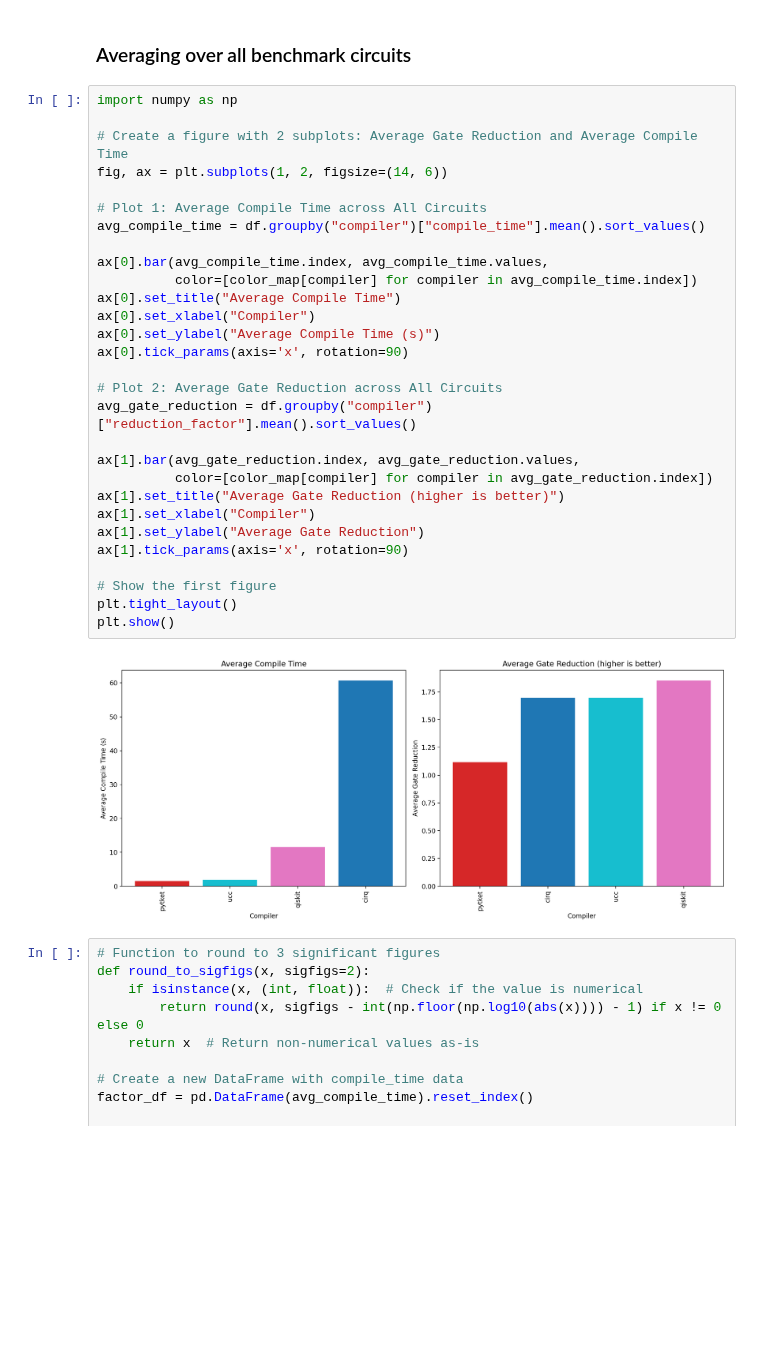
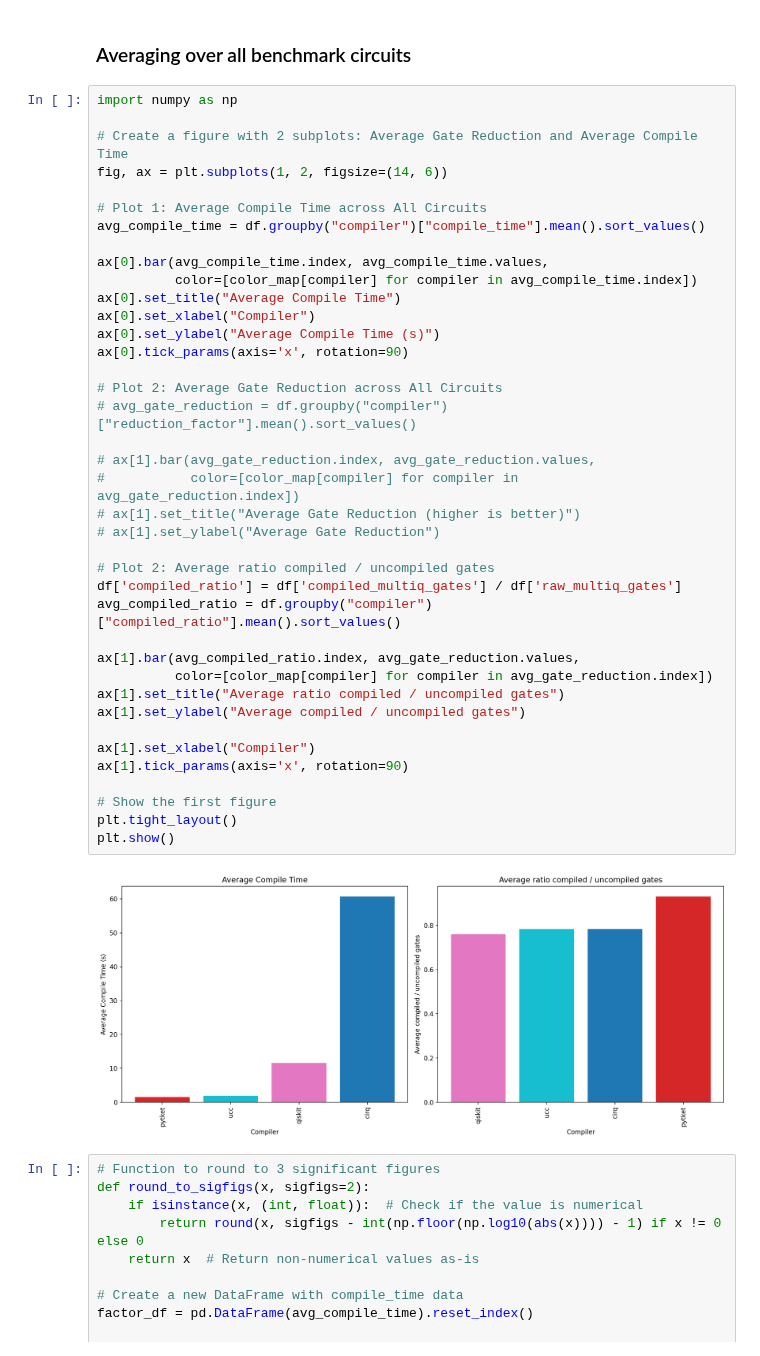
Before and after one commit to xs-es/ucc, a Jupyter notebook: benchmarks/ucc_benchmarks.ipynb, the cells around one changed output. Drawn from its saved outputs; the diff is of its cells as text; blank space fills up the shorter version.

Commit message:
Average compiled / uncompiled gates ratio

```diff
--- a/benchmarks/ucc_benchmarks.ipynb
+++ b/benchmarks/ucc_benchmarks.ipynb
@@ -290,34 +290,44 @@ plt.show()
 # %%
 import numpy as np
 
 # Create a figure with 2 subplots: Average Gate Reduction and Average Compile Time
 fig, ax = plt.subplots(1, 2, figsize=(14, 6))
 
 # Plot 1: Average Compile Time across All Circuits
 avg_compile_time = df.groupby("compiler")["compile_time"].mean().sort_values()
 
 ax[0].bar(avg_compile_time.index, avg_compile_time.values,
           color=[color_map[compiler] for compiler in avg_compile_time.index])
 ax[0].set_title("Average Compile Time")
 ax[0].set_xlabel("Compiler")
 ax[0].set_ylabel("Average Compile Time (s)")
 ax[0].tick_params(axis='x', rotation=90)
 
 # Plot 2: Average Gate Reduction across All Circuits
-avg_gate_reduction = df.groupby("compiler")["reduction_factor"].mean().sort_values()
+# avg_gate_reduction = df.groupby("compiler")["reduction_factor"].mean().sort_values()
 
-ax[1].bar(avg_gate_reduction.index, avg_gate_reduction.values,
+# ax[1].bar(avg_gate_reduction.index, avg_gate_reduction.values,
+#           color=[color_map[compiler] for compiler in avg_gate_reduction.index])
+# ax[1].set_title("Average Gate Reduction (higher is better)")
+# ax[1].set_ylabel("Average Gate Reduction")
+
+# Plot 2: Average ratio compiled / uncompiled gates
+df['compiled_ratio'] = df['compiled_multiq_gates'] / df['raw_multiq_gates']
+avg_compiled_ratio = df.groupby("compiler")["compiled_ratio"].mean().sort_values()
+
+ax[1].bar(avg_compiled_ratio.index, avg_gate_reduction.values,
           color=[color_map[compiler] for compiler in avg_gate_reduction.index])
-ax[1].set_title("Average Gate Reduction (higher is better)")
+ax[1].set_title("Average ratio compiled / uncompiled gates")
+ax[1].set_ylabel("Average compiled / uncompiled gates")
+
 ax[1].set_xlabel("Compiler")
-ax[1].set_ylabel("Average Gate Reduction")
 ax[1].tick_params(axis='x', rotation=90)
 
 # Show the first figure
 plt.tight_layout()
 plt.show()
 # %% [output]
-[figure, old version]
+[figure, new version]
 # %%
 # Function to round to 3 significant figures
 def round_to_sigfigs(x, sigfigs=2):
```
Also changed, not shown: parts of 2 cells of this notebook.
